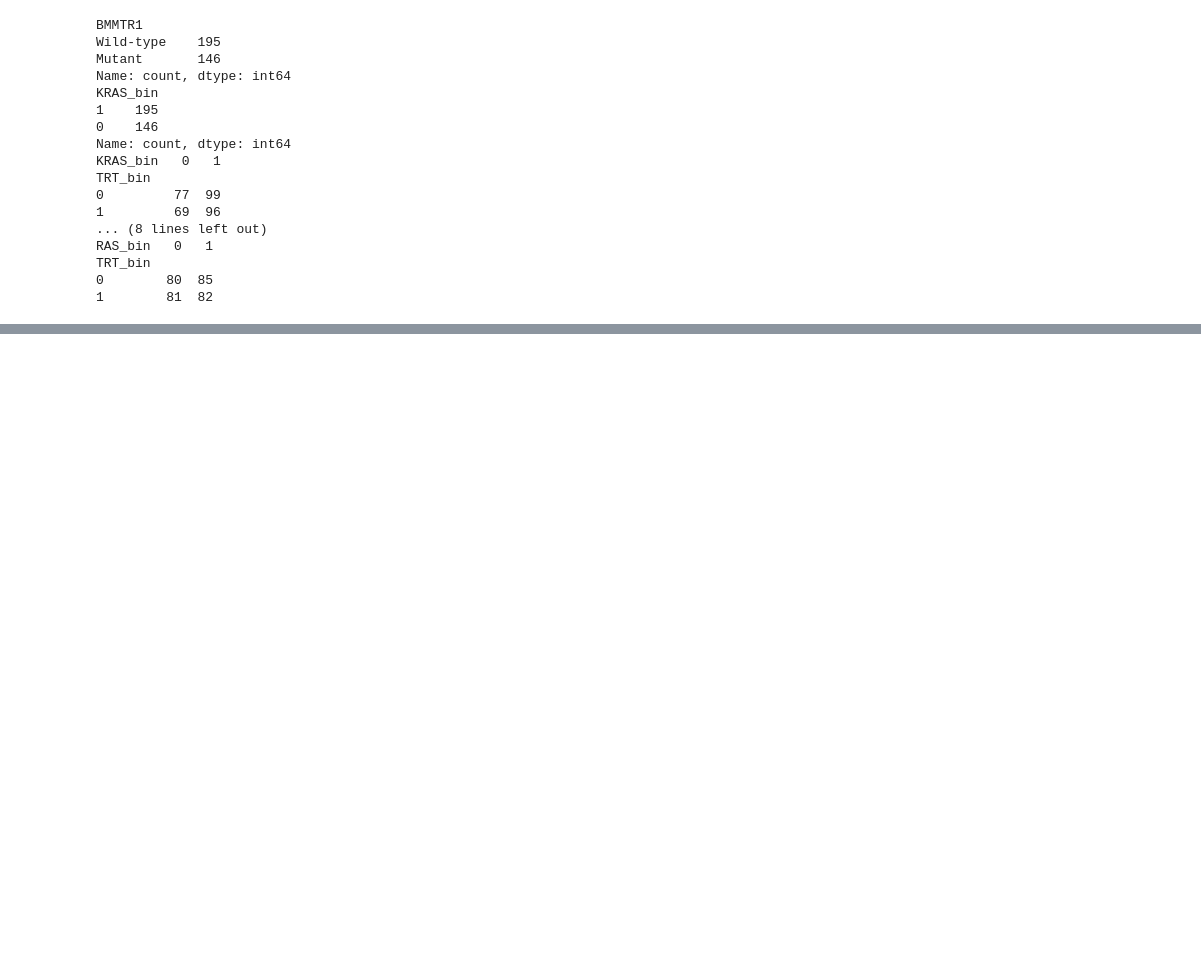
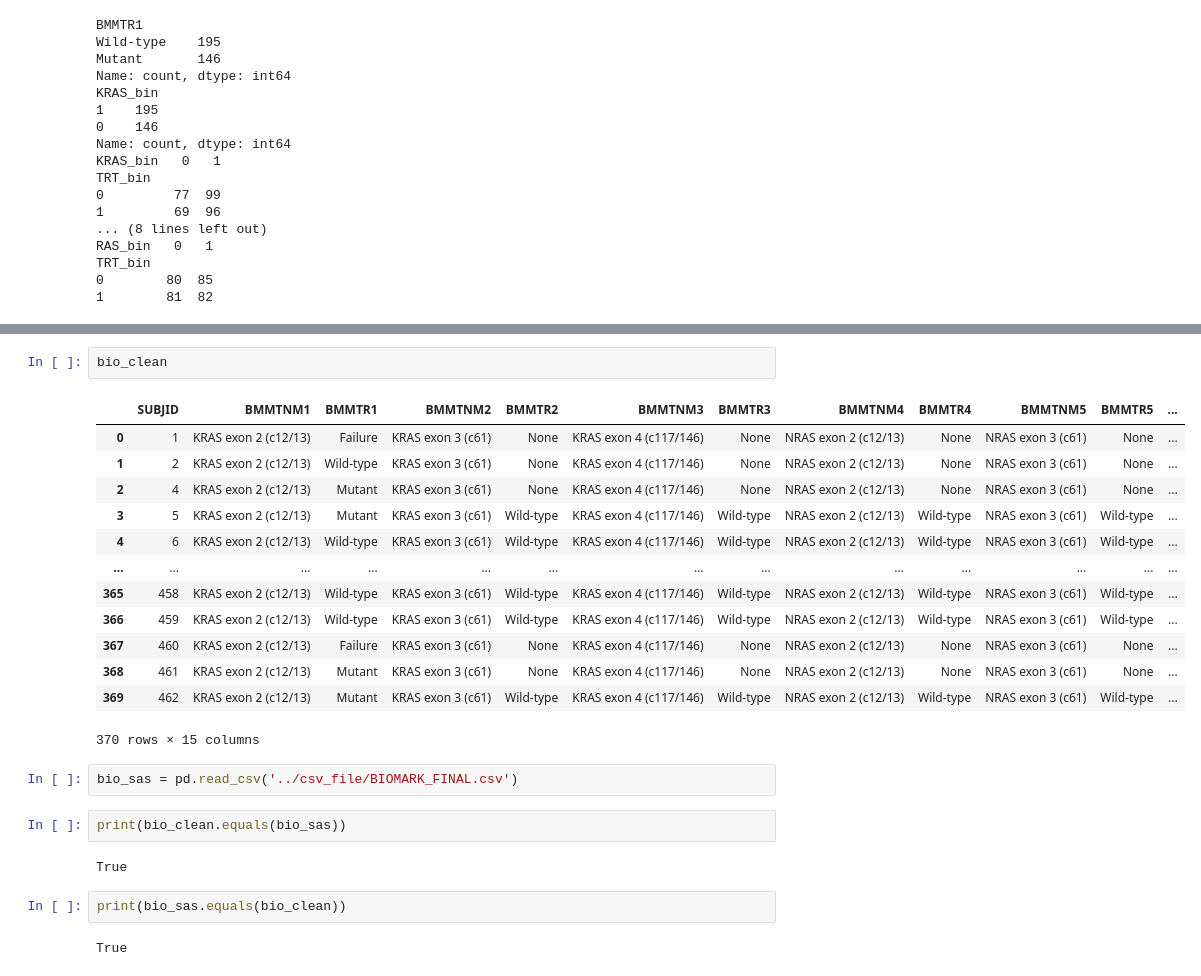
Before and after one commit to jinho3501/Panitumumab, a Jupyter notebook: 진호의 공간/data handling.ipynb, the cells around one changed output, grey strips where cells are left out. Drawn from its saved outputs; the diff is of its cells as text; blank space fills up the shorter version.

```diff
--- a/진호의 공간/data handling.ipynb
+++ b/진호의 공간/data handling.ipynb
@@ -318,0 +336,26 @@ TRT_bin
+# %%
+bio_clean
+# %% [output]
+|  | SUBJID | BMMTNM1 | BMMTR1 | BMMTNM2 | BMMTR2 | BMMTNM3 | BMMTR3 | BMMTNM4 | BMMTR4 | BMMTNM5 | BMMTR5 | ... |
+| 0 | 1 | KRAS exon 2 (c12/13) | Failure | KRAS exon 3 (c61) | None | KRAS exon 4 (c117/146) | None | NRAS exon 2 (c12/13) | None | NRAS exon 3 (c61) | None | ... |
+| 1 | 2 | KRAS exon 2 (c12/13) | Wild-type | KRAS exon 3 (c61) | None | KRAS exon 4 (c117/146) | None | NRAS exon 2 (c12/13) | None | NRAS exon 3 (c61) | None | ... |
+| 2 | 4 | KRAS exon 2 (c12/13) | Mutant | KRAS exon 3 (c61) | None | KRAS exon 4 (c117/146) | None | NRAS exon 2 (c12/13) | None | NRAS exon 3 (c61) | None | ... |
+| 3 | 5 | KRAS exon 2 (c12/13) | Mutant | KRAS exon 3 (c61) | Wild-type | KRAS exon 4 (c117/146) | Wild-type | NRAS exon 2 (c12/13) | Wild-type | NRAS exon 3 (c61) | Wild-type | ... |
+| 4 | 6 | KRAS exon 2 (c12/13) | Wild-type | KRAS exon 3 (c61) | Wild-type | KRAS exon 4 (c117/146) | Wild-type | NRAS exon 2 (c12/13) | Wild-type | NRAS exon 3 (c61) | Wild-type | ... |
+| ... | ... | ... | ... | ... | ... | ... | ... | ... | ... | ... | ... | ... |
+| 365 | 458 | KRAS exon 2 (c12/13) | Wild-type | KRAS exon 3 (c61) | Wild-type | KRAS exon 4 (c117/146) | Wild-type | NRAS exon 2 (c12/13) | Wild-type | NRAS exon 3 (c61) | Wild-type | ... |
+| 366 | 459 | KRAS exon 2 (c12/13) | Wild-type | KRAS exon 3 (c61) | Wild-type | KRAS exon 4 (c117/146) | Wild-type | NRAS exon 2 (c12/13) | Wild-type | NRAS exon 3 (c61) | Wild-type | ... |
+| 367 | 460 | KRAS exon 2 (c12/13) | Failure | KRAS exon 3 (c61) | None | KRAS exon 4 (c117/146) | None | NRAS exon 2 (c12/13) | None | NRAS exon 3 (c61) | None | ... |
+| 368 | 461 | KRAS exon 2 (c12/13) | Mutant | KRAS exon 3 (c61) | None | KRAS exon 4 (c117/146) | None | NRAS exon 2 (c12/13) | None | NRAS exon 3 (c61) | None | ... |
+| 369 | 462 | KRAS exon 2 (c12/13) | Mutant | KRAS exon 3 (c61) | Wild-type | KRAS exon 4 (c117/146) | Wild-type | NRAS exon 2 (c12/13) | Wild-type | NRAS exon 3 (c61) | Wild-type | ... |
+370 rows × 15 columns
+# %%
+bio_sas = pd.read_csv('../csv_file/BIOMARK_FINAL.csv')
+# %%
+print(bio_clean.equals(bio_sas))
+# %% [output]
+True
+# %%
+print(bio_sas.equals(bio_clean))
+# %% [output]
+True
```
Also changed, not shown: parts of 3 cells of this notebook, 3 other files.
